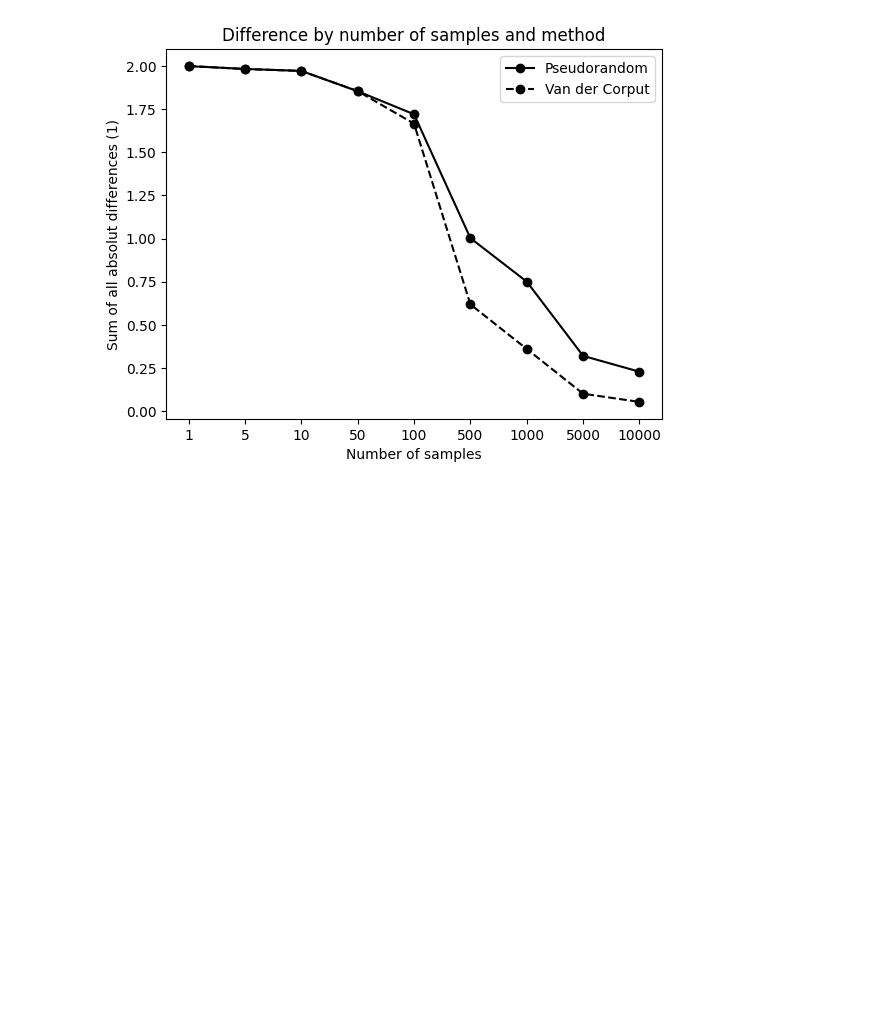
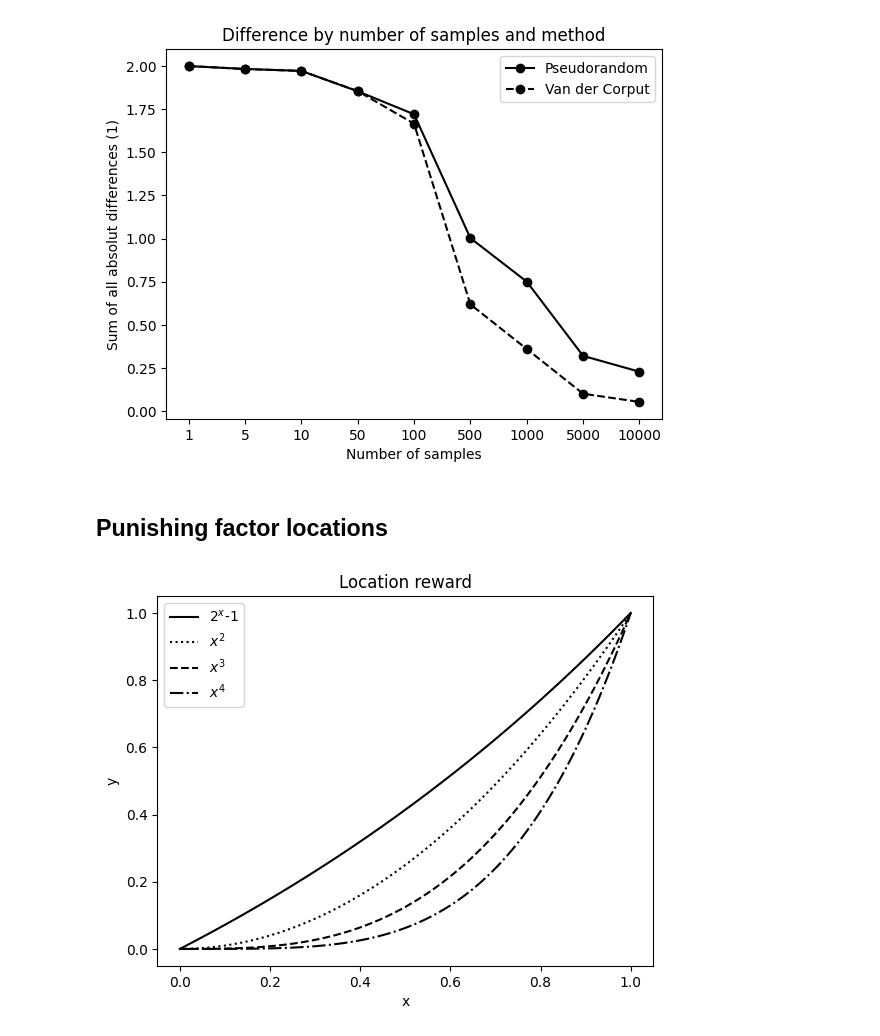
Before and after one commit to marvkosmai/mprj-optimal-placement-and-route, a Jupyter notebook: DataVisualization/data_visualization.ipynb, the cells around one changed output. Drawn from its saved outputs; the diff is of its cells as text; code cells hidden in the pictures; blank space fills up the shorter version.

```diff
--- a/DataVisualization/data_visualization.ipynb
+++ b/DataVisualization/data_visualization.ipynb
@@ -61,3 +61,29 @@ ax.legend()
 plt.show()
 # %% [output]
 [figure]
+# %% [markdown]
+## Punishing factor locations
+# %%
+x = np.linspace(0, 1, 100)
+
+paper = 2**x - 1
+plt.plot(x, paper, linestyle='solid', c='black', label='$2^x$-1')
+
+my2 = x**2
+plt.plot(x, my2, linestyle='dotted', c='black', label='$x^2$')
+
+my3 = x**3
+plt.plot(x, my3, linestyle='dashed', c='black', label='$x^3$')
+
+my4 = x**4
+plt.plot(x, my4, linestyle='dashdot', c='black', label='$x^4$')
+
+plt.xlabel("x")
+plt.ylabel("y")
+plt.title("Location reward")
+
+plt.legend()
+
+plt.show()
+# %% [output]
+[figure, added]
```
Also changed, not shown: parts of 3 cells of this notebook, 11 other files.
